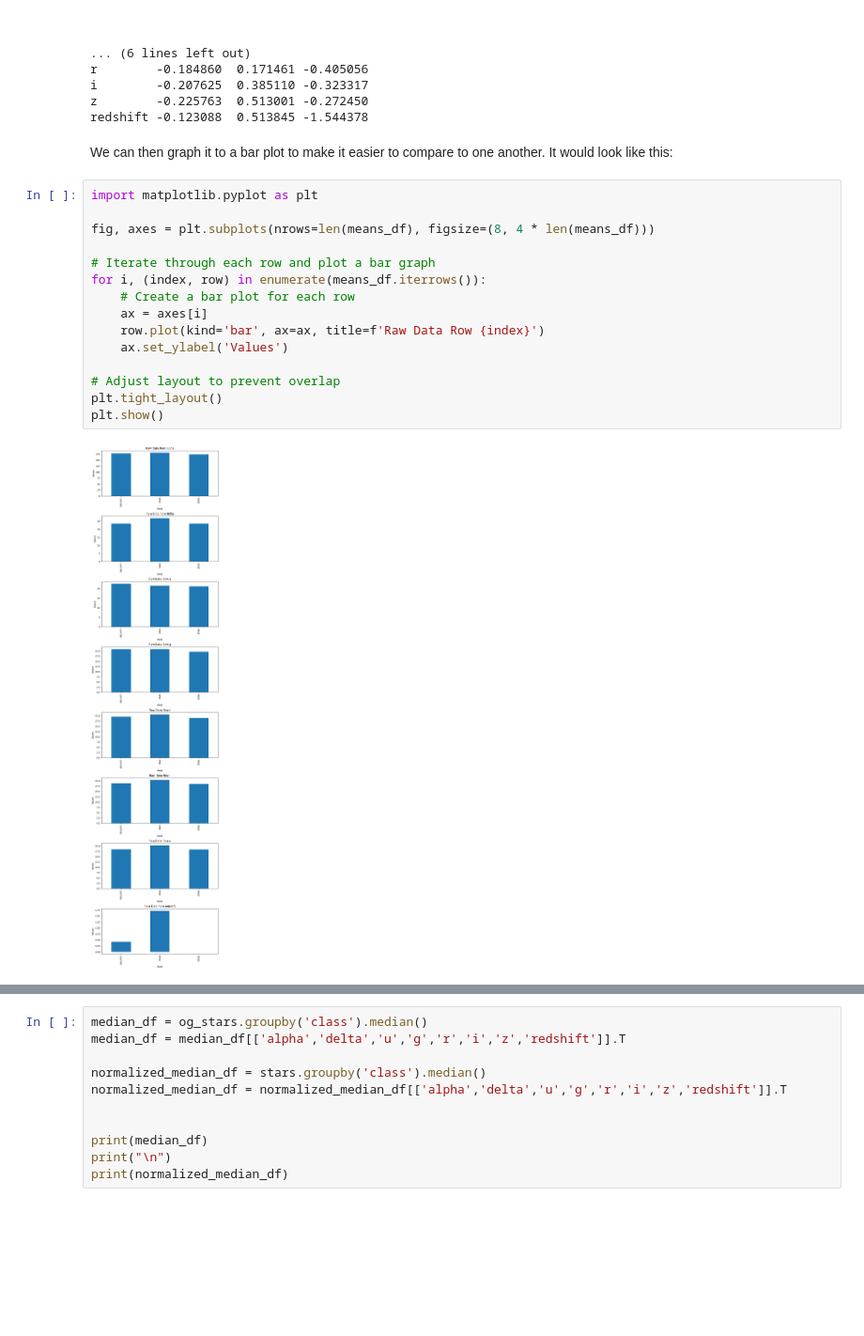
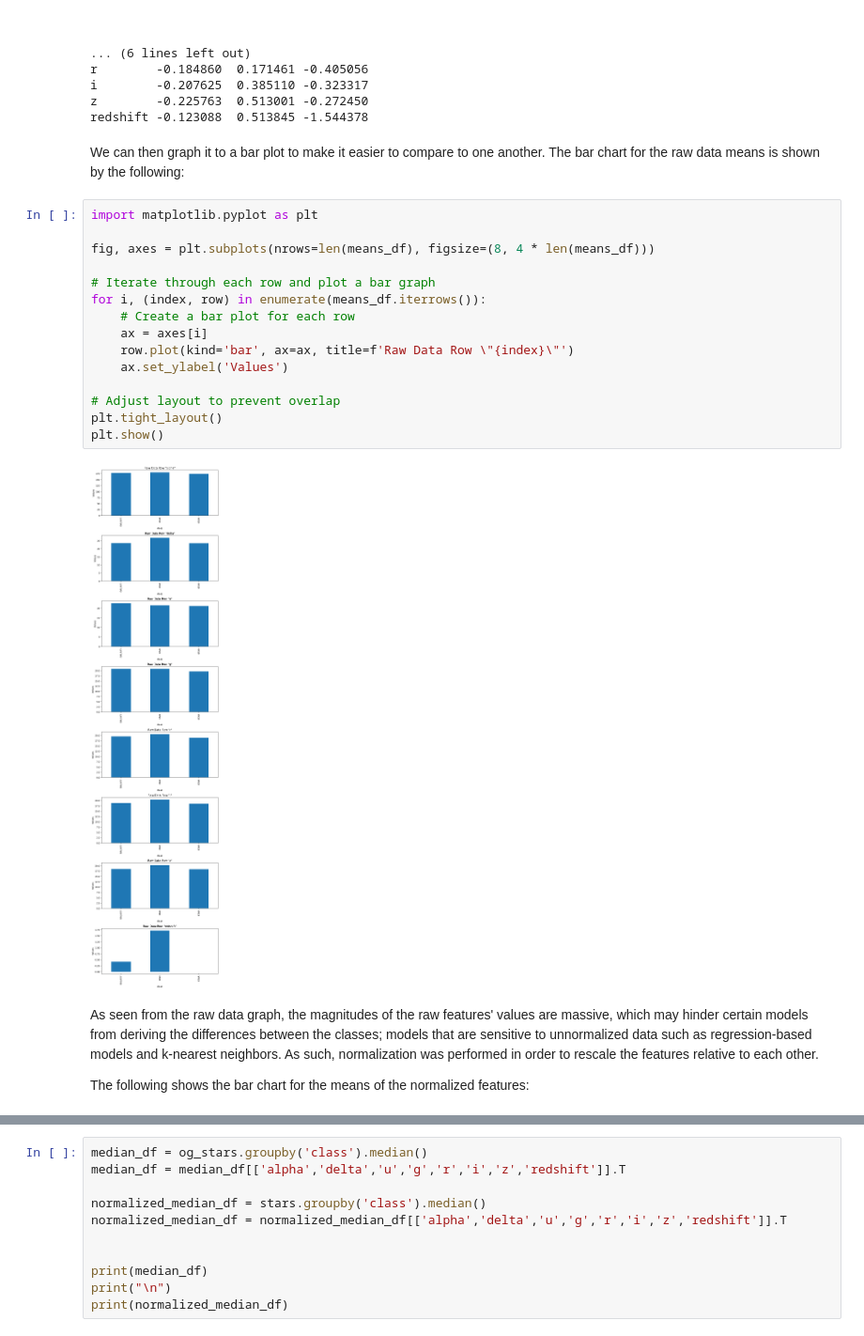
Before and after one commit to Anton1017/STINTSY-MP, a Jupyter notebook: STINTSY MP.ipynb, the cells around one changed output, grey strips where cells are left out. Shown at 94% size. Saved outputs shown, nothing was run; the diff lists cells and outputs as text; blank space fills up the shorter version.

```diff
--- a/STINTSY MP.ipynb
+++ b/STINTSY MP.ipynb
@@ -412,24 +405,28 @@ i        -0.207625  0.385110 -0.323317
 z        -0.225763  0.513001 -0.272450
 redshift -0.123088  0.513845 -1.544378
 # %% [markdown]
-We can then graph it to a bar plot to make it easier to compare to one another. It would look like this:
+We can then graph it to a bar plot to make it easier to compare to one another. The bar chart for the raw data means is shown by the following:
 # %%
 import matplotlib.pyplot as plt
 
 fig, axes = plt.subplots(nrows=len(means_df), figsize=(8, 4 * len(means_df)))
 
 # Iterate through each row and plot a bar graph
 for i, (index, row) in enumerate(means_df.iterrows()):
     # Create a bar plot for each row
     ax = axes[i]
-    row.plot(kind='bar', ax=ax, title=f'Raw Data Row {index}')
+    row.plot(kind='bar', ax=ax, title=f'Raw Data Row \"{index}\"')
     ax.set_ylabel('Values')
 
 # Adjust layout to prevent overlap
 plt.tight_layout()
 plt.show()
 # %% [output]
-[figure, old version]
+[figure, new version]
+# %% [markdown]
+As seen from the raw data graph, the magnitudes of the raw features' values are massive, which may hinder certain models from deriving the differences between the classes; models that are sensitive to unnormalized data such as regression-based models and k-nearest neighbors. As such, normalization was performed in order to rescale the features relative to each other.
+
+The following shows the bar chart for the means of the normalized features:
 # %%
 fig, axes = plt.subplots(nrows=len(normalized_means_df), figsize=(8, 4 * len(normalized_means_df)))
 
```
Also changed, not shown: parts of 58 cells of this notebook.
